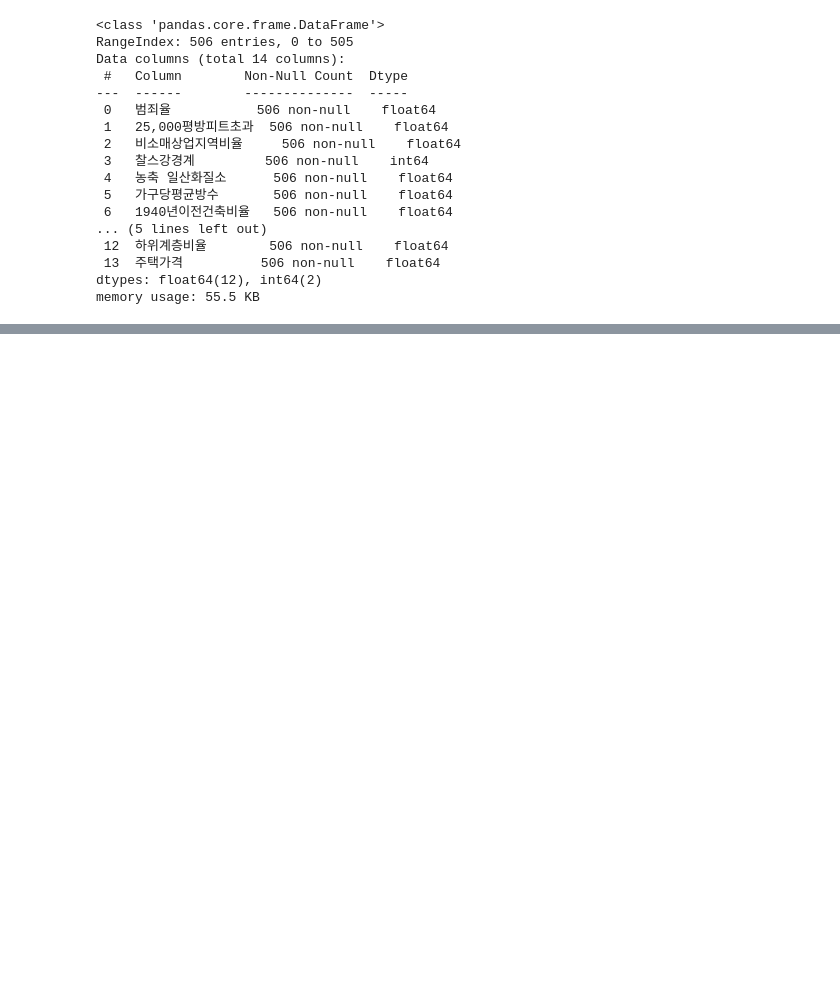
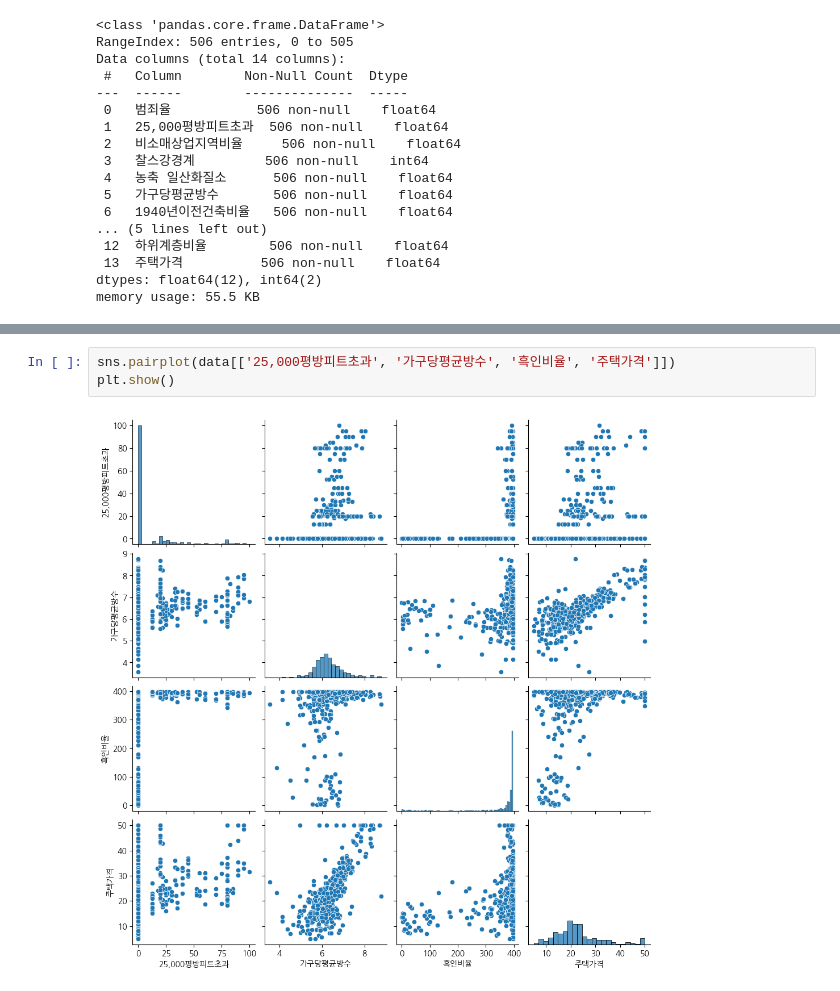
Before and after one commit to jykim9280/Fintech_service, a Jupyter notebook: 06machine learning/14회귀분석_보스턴집단예측_라쏘_릿지_엘라스틱넷.ipynb, the cells around one changed output, grey strips where cells are left out. Drawn from its saved outputs; the diff is of its cells as text; blank space fills up the shorter version.

```diff
--- a/06machine learning/14회귀분석_보스턴집단예측_라쏘_릿지_엘라스틱넷.ipynb
+++ b/06machine learning/14회귀분석_보스턴집단예측_라쏘_릿지_엘라스틱넷.ipynb
@@ -73,0 +104,5 @@ data.
+# %%
+sns.pairplot(data[['25,000평방피트초과', '가구당평균방수', '흑인비율', '주택가격']])
+plt.show()
+# %% [output]
+[figure, added]
```
Also changed, not shown: parts of 41 cells of this notebook, 2 other files.
